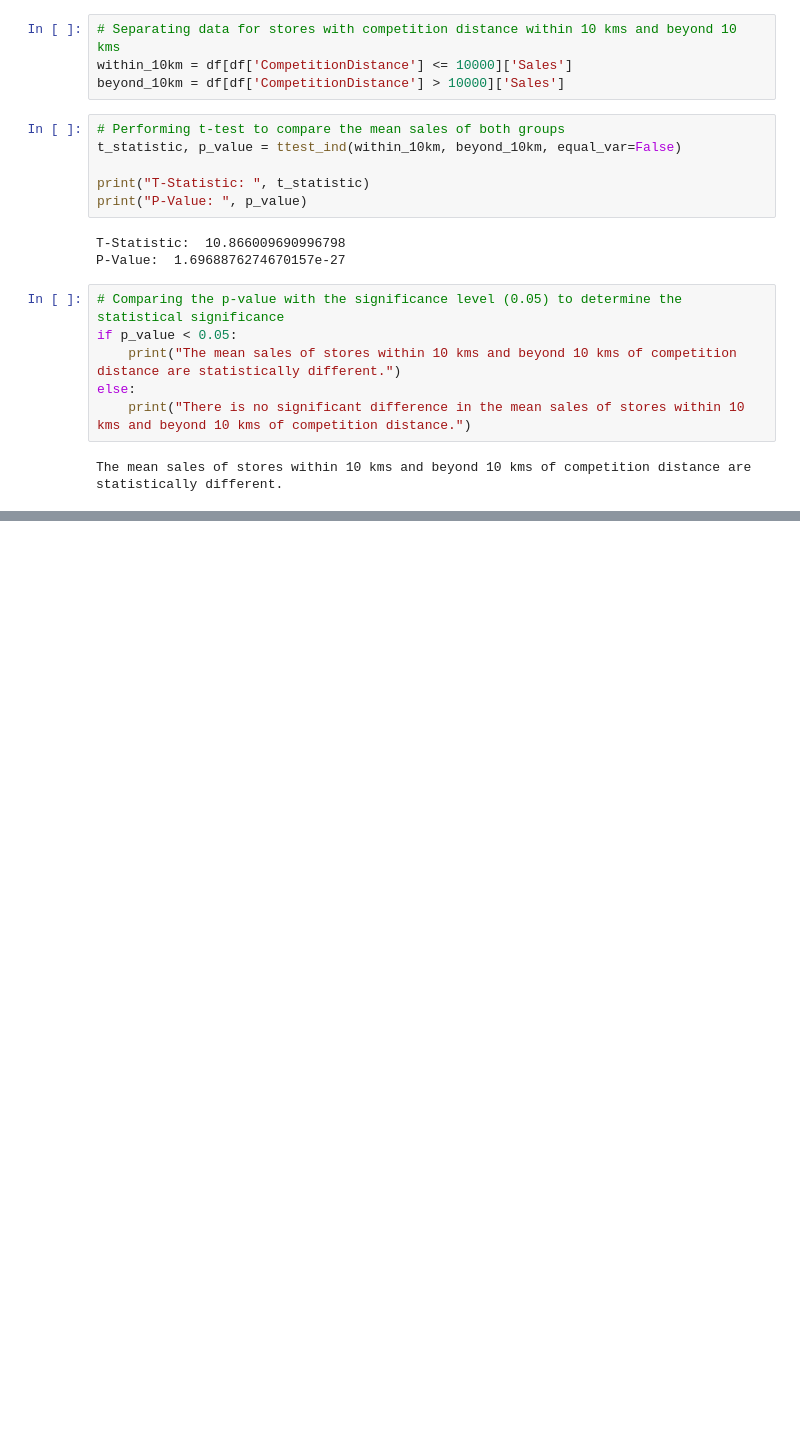
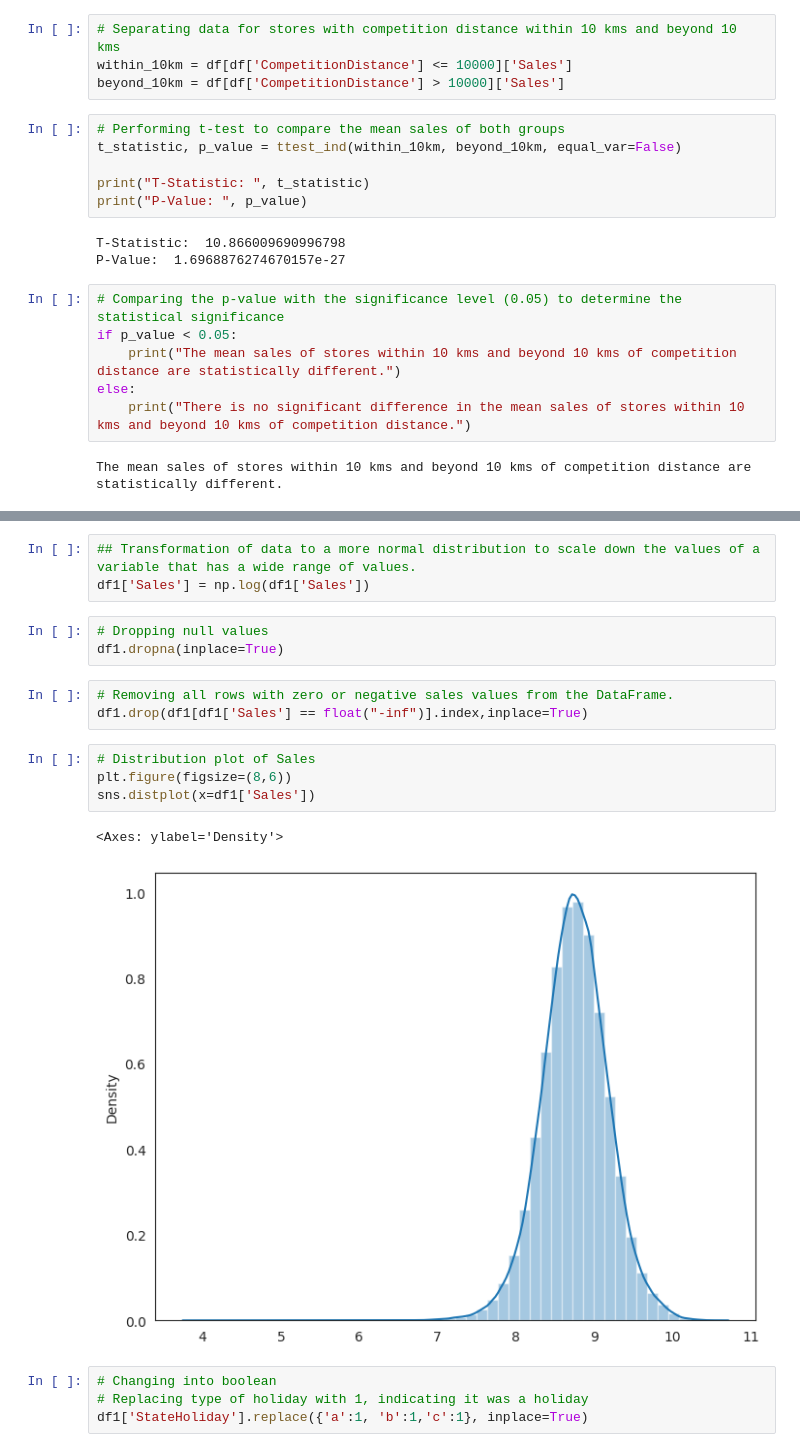
Before and after one commit to shrikantkute/Retail_Sales_Prediction, a Jupyter notebook: Retail_Sales_Prediction_Shrikant_Kute.ipynb, the cells around one changed output, grey strips where cells are left out. Saved outputs shown, nothing was run; the diff lists cells and outputs as text; blank space fills up the shorter version.

```diff
--- a/Retail_Sales_Prediction_Shrikant_Kute.ipynb
+++ b/Retail_Sales_Prediction_Shrikant_Kute.ipynb
@@ -869,0 +919,20 @@ The mean sales of stores within 10 kms and beyond 10 kms of competition distance
+# %%
+## Transformation of data to a more normal distribution to scale down the values of a variable that has a wide range of values.
+df1['Sales'] = np.log(df1['Sales'])
+# %%
+# Dropping null values
+df1.dropna(inplace=True)
+# %%
+# Removing all rows with zero or negative sales values from the DataFrame.
+df1.drop(df1[df1['Sales'] == float("-inf")].index,inplace=True)
+# %%
+# Distribution plot of Sales
+plt.figure(figsize=(8,6))
+sns.distplot(x=df1['Sales'])
+# %% [output]
+<Axes: ylabel='Density'>
+[figure, added]
+# %%
+# Changing into boolean
+# Replacing type of holiday with 1, indicating it was a holiday
+df1['StateHoliday'].replace({'a':1, 'b':1,'c':1}, inplace=True)
```
Also changed, not shown: parts of 32 cells of this notebook.
